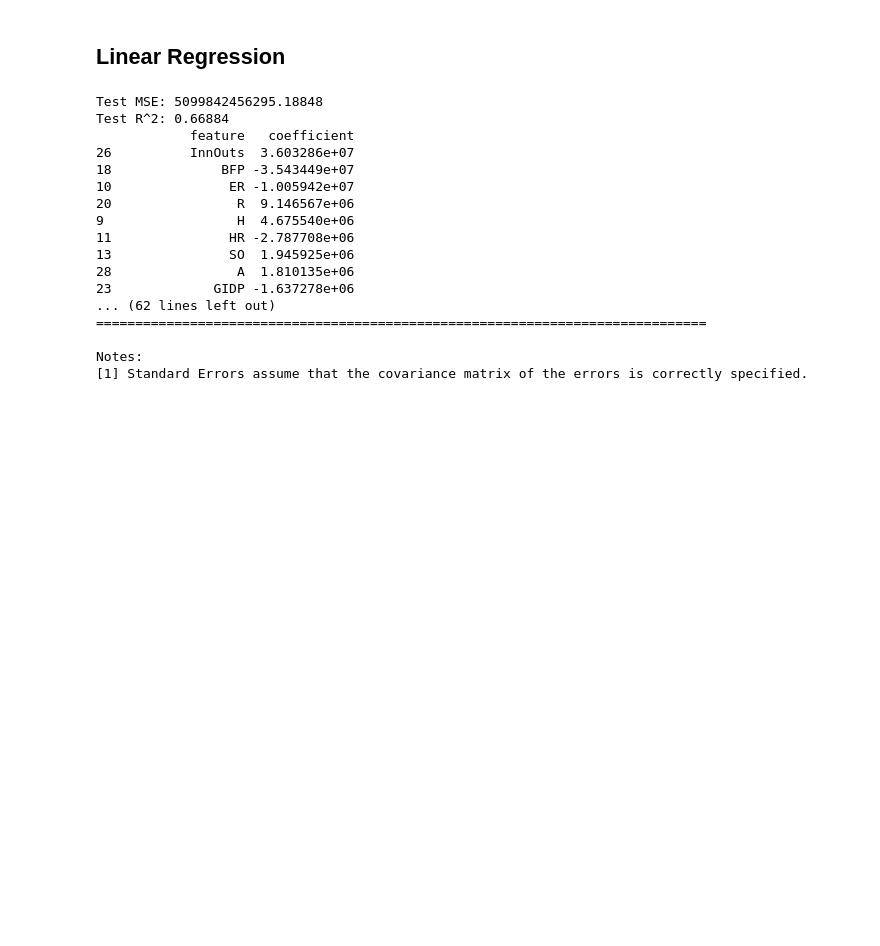
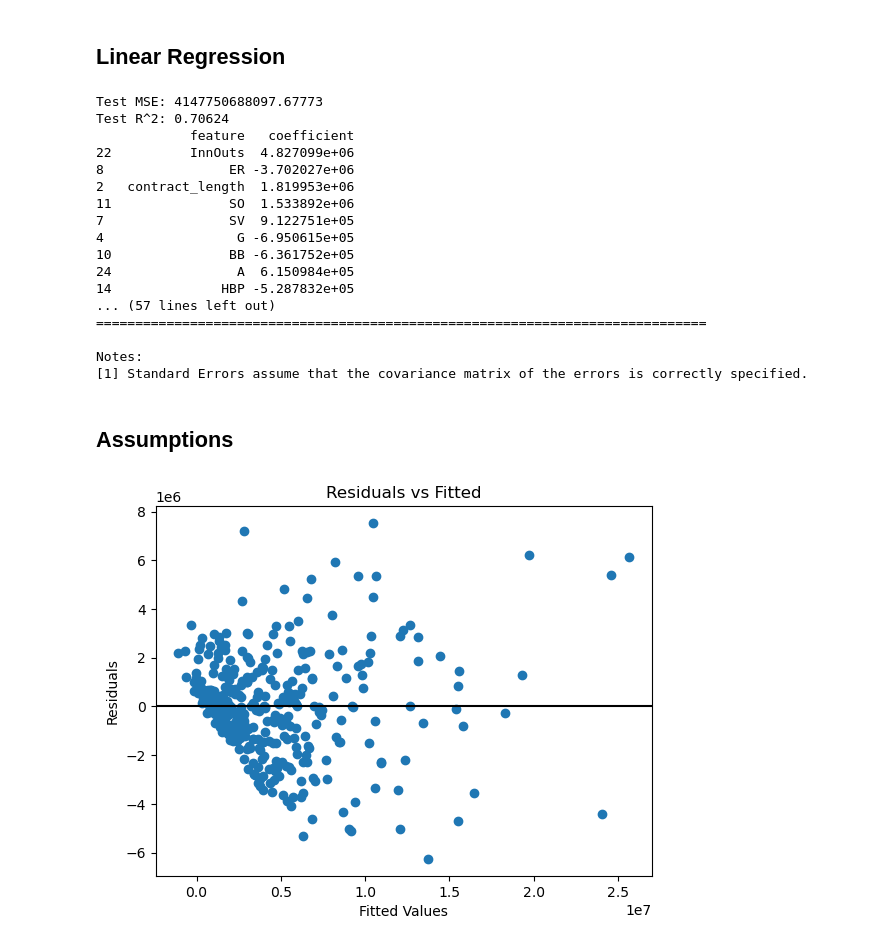
Before and after one commit to nw93929/DS6021-Project, a Jupyter notebook: models/Linear Regression Model (pitchers).ipynb, the cells around one changed output. Cells and saved outputs as stored; diff of their text form; code cells hidden in the pictures; blank space fills up the shorter version.

Commit message:
Added assumptions and graphs

```diff
--- a/models/Linear Regression Model (pitchers).ipynb
+++ b/models/Linear Regression Model (pitchers).ipynb
@@ -151,7 +153,7 @@ missing
 # %%
 pitchers_clean = pitchers.dropna(subset=["free_agent_salary"])
 X = pitchers_clean.drop(columns=["row_id", "playerID","year","free_agent_salary",
-                          "ZR","position","PB","SB","CS","WP.1", "all_star",
+                          "ZR","position","PB","L","GS","H","BFP","R","E","PB","WP.1", "all_star",
                           "won_cy_young","won_mvp","won_gold_glove","won_silver_slugger"])
 y = pitchers_clean["free_agent_salary"]
 
@@ -219,20 +221,34 @@ X_train_sm = sm.add_constant(X_train_df)
 ols_res = sm.OLS(y_train, X_train_sm).fit()
 print(ols_res.summary())
 # %% [output]
-Test MSE: 5099842456295.18848
-Test R^2: 0.66884
+Test MSE: 4147750688097.67773
+Test R^2: 0.70624
             feature   coefficient
-26          InnOuts  3.603286e+07
-18              BFP -3.543449e+07
-10               ER -1.005942e+07
-20                R  9.146567e+06
-9                 H  4.675540e+06
-11               HR -2.787708e+06
-13               SO  1.945925e+06
-28                A  1.810135e+06
-23             GIDP -1.637278e+06
-... (62 lines left out)
+22          InnOuts  4.827099e+06
+8                ER -3.702027e+06
+2   contract_length  1.819953e+06
+11               SO  1.533892e+06
+7                SV  9.122751e+05
+4                 G -6.950615e+05
+10               BB -6.361752e+05
+24                A  6.150984e+05
+14              HBP -5.287832e+05
+... (57 lines left out)
 ==============================================================================
 
 Notes:
 [1] Standard Errors assume that the covariance matrix of the errors is correctly specified.
+# %% [markdown]
+## Assumptions
+# %%
+residuals = ols_res.resid
+fitted = ols_res.fittedvalues
+# %%
+plt.scatter(fitted, residuals)
+plt.axhline(0, color='black')
+plt.xlabel("Fitted Values")
+plt.ylabel("Residuals")
+plt.title("Residuals vs Fitted")
+plt.show()
+# %% [output]
+[figure, added]
```
Also changed, not shown: parts of 8 cells of this notebook.
